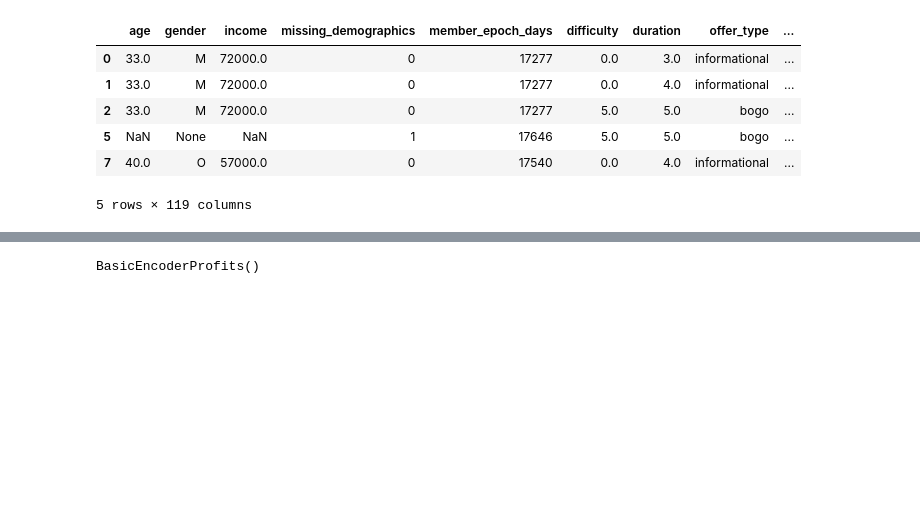
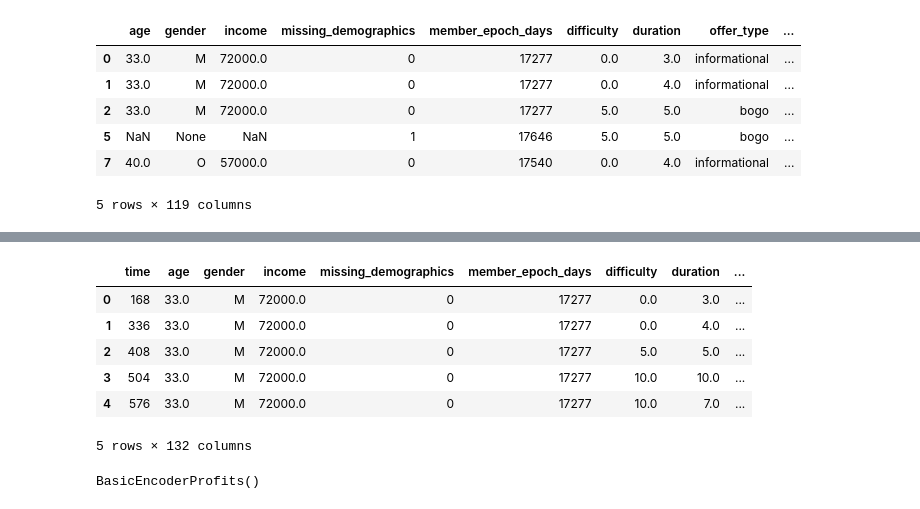
Before and after one commit to mtasende/starbucks-advertising, a Jupyter notebook: notebooks/scratchpad/008-mt-profit-in-10-days.ipynb, the cells around one changed output, grey strips where cells are left out. Cells and saved outputs as stored; diff of their text form; code cells hidden in the pictures; blank space fills up the shorter version.

Commit message:
starting profits 10 days experiments

```diff
--- a/notebooks/scratchpad/008-mt-profit-in-10-days.ipynb
+++ b/notebooks/scratchpad/008-mt-profit-in-10-days.ipynb
@@ -504,5 +505,17 @@ portfolio
 | 7 | 0 | 3 | 5a8bc65990b245e5a138643cd4eb9837 | informational | 0 | 1 | 1 | 0 | ... |
 | 8 | 5 | 5 | f19421c1d4aa40978ebb69ca19b0e20d | bogo | 5 | 1 | 1 | 1 | ... |
 | 9 | 10 | 7 | 2906b810c7d4411798c6938adc9daaa5 | discount | 2 | 0 | 1 | 1 | ... |
+# %%
+data['profit_10_days'] = data.spent_10_days - data.actual_reward
+# %%
+data.head()
+# %% [output]
+|  | time | age | gender | income | missing_demographics | member_epoch_days | difficulty | duration | ... |
+| 0 | 168 | 33.0 | M | 72000.0 | 0 | 17277 | 0.0 | 3.0 | ... |
+| 1 | 336 | 33.0 | M | 72000.0 | 0 | 17277 | 0.0 | 4.0 | ... |
+| 2 | 408 | 33.0 | M | 72000.0 | 0 | 17277 | 5.0 | 5.0 | ... |
+| 3 | 504 | 33.0 | M | 72000.0 | 0 | 17277 | 10.0 | 10.0 | ... |
+| 4 | 576 | 33.0 | M | 72000.0 | 0 | 17277 | 10.0 | 7.0 | ... |
+5 rows × 132 columns
 # %%
 # TODO: Fill all the other "offer" fields if it was not viewed, with standard values.
```
Also changed, not shown: parts of 7 cells of this notebook, 2 other files.
